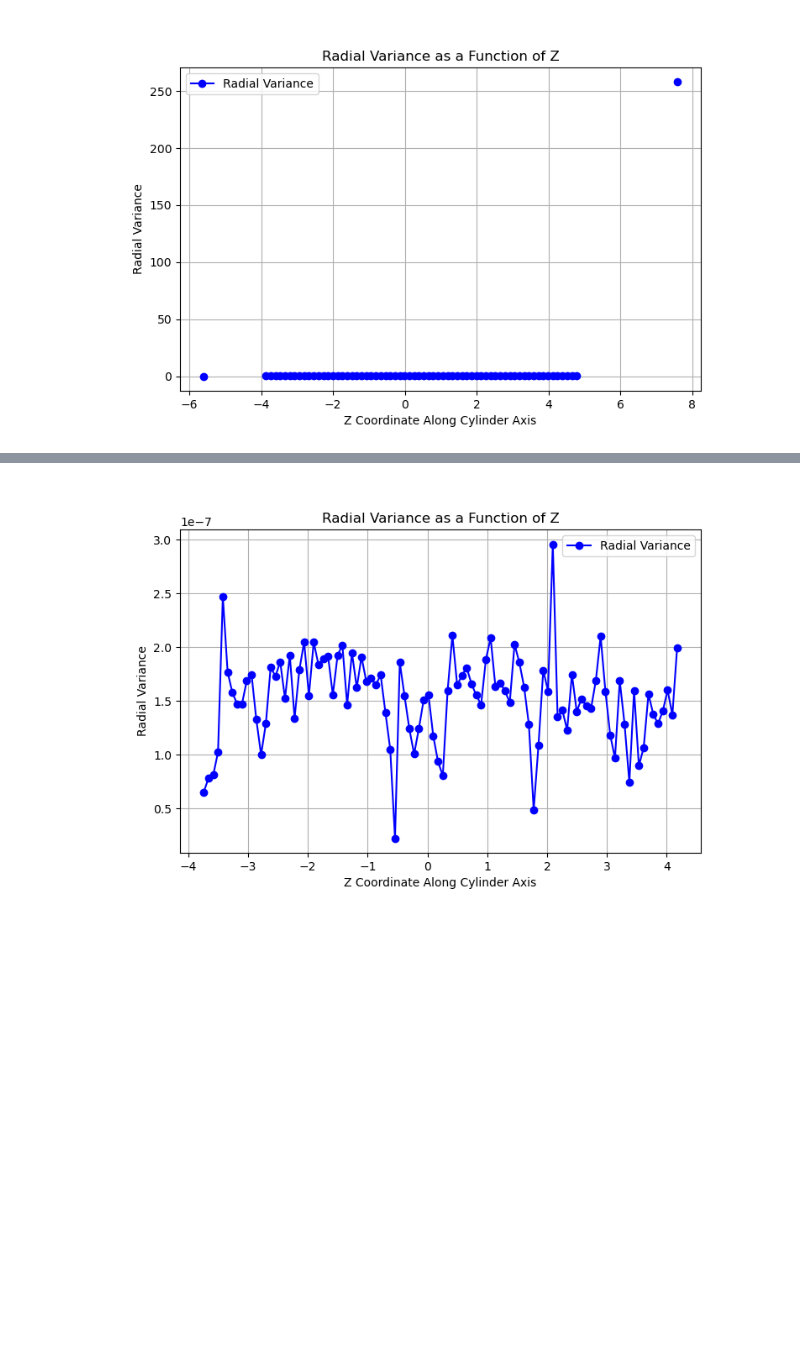
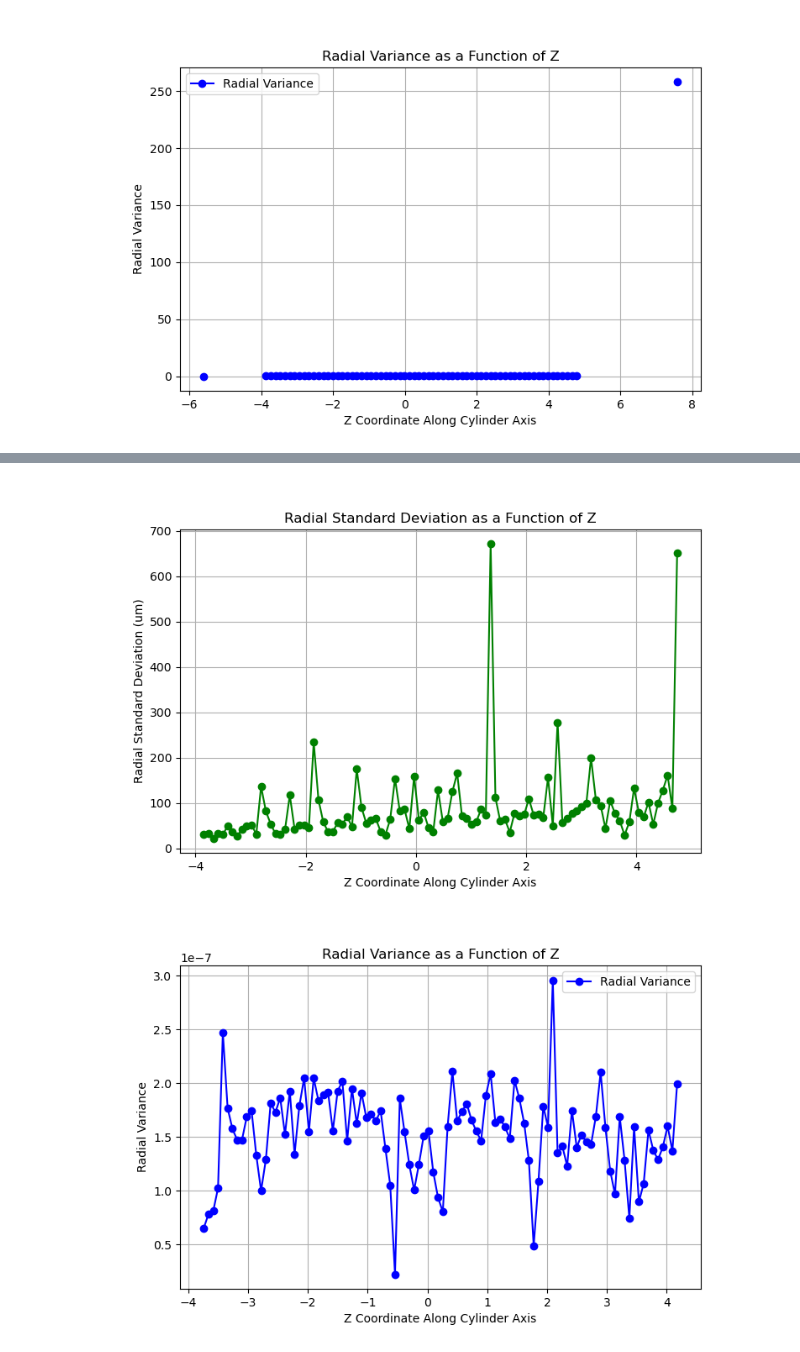
Before and after one commit to eehealy/photopol, a Jupyter notebook: 20250313_error_analysis.ipynb, the cells around one changed output, grey strips where cells are left out. Cells and saved outputs as stored; diff of their text form; code cells hidden in the pictures; blank space fills up the shorter version.

```diff
--- a/20250313_error_analysis.ipynb
+++ b/20250313_error_analysis.ipynb
@@ -381,3 +401,10 @@ bin_centers, binned_variances = fun.compute_and_plot_binned_cylinder_variance(pc
+# %%
+# Example usage:
+bin_centers, binned_stds = fun.compute_and_plot_binned_cylinder_std(pcd_cyl, cylinder_axis_pcd,
+                                                                                cylinder_center_pcd, cylinder_radius_pcd,
+                                                                               num_bins=100)
+# %% [output]
+[figure, added]
 # %%
 # Example usage:
 bin_centers, binned_variances = fun.compute_and_plot_binned_cylinder_variance(pcd_cyl_e, cylinder_axis_pcd_e,
```
Also changed, not shown: parts of 15 cells of this notebook.
